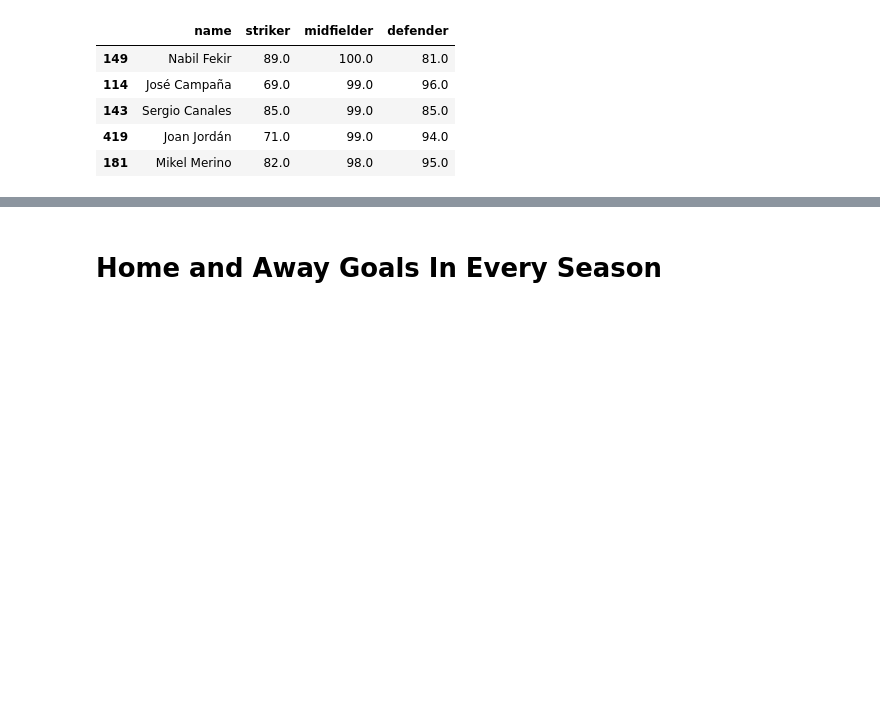
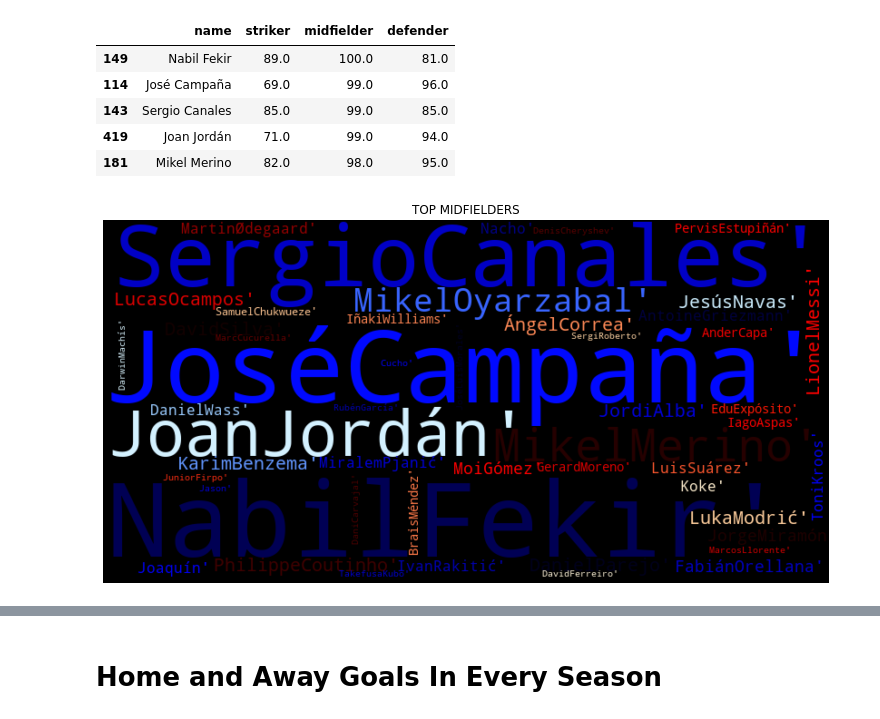
Before and after one commit to gagan2005/Soccer_Prediction_And_DataAnalysis, a Jupyter notebook: main.ipynb, the cells around one changed output, grey strips where cells are left out. Saved outputs shown, nothing was run; the diff lists cells and outputs as text; code cells hidden in the pictures; blank space fills up the shorter version.

Commit message:
added best players word cloud

```diff
--- a/main.ipynb
+++ b/main.ipynb
@@ -223,5 +231,6 @@ givescore('defender',['tackles_won','pressures','pressure_regains','blocks','blo
 # %%
-finalscores.sort_values(by="midfielder",ascending=False).head()
+pp=finalscores.sort_values(by="midfielder",ascending=False)
+pp.head()
 # %% [output]
 |  | name | striker | midfielder | defender |
 | 149 | Nabil Fekir | 89.0 | 100.0 | 81.0 |
@@ -229,3 +238,24 @@ finalscores.sort_values(by="midfielder",ascending=False).head()
 | 143 | Sergio Canales | 85.0 | 99.0 | 85.0 |
 | 419 | Joan Jordán | 71.0 | 99.0 | 94.0 |
 | 181 | Mikel Merino | 82.0 | 98.0 | 95.0 |
+# %%
+from wordcloud import WordCloud
+import nltk
+wrd2=[]
+wrd= list(pp['name'])
+wrd=wrd[0:50]
+for i in wrd:
+    if(type(i) == str):
+        i=i.replace(" ","")
+        #print(i)
+        wrd2.append(i)
+    else:
+        break
+wc = WordCloud(background_color="black",scale =2,colormap="flag").generate(str(wrd2))
+plt.figure(figsize=(13,8))
+plt.imshow(wc,interpolation="bilinear")
+plt.axis("off")
+plt.title("TOP MIDFIELDERS")
+plt.show()
+# %% [output]
+[figure, added]
```
Also changed, not shown: parts of 13 cells of this notebook.
